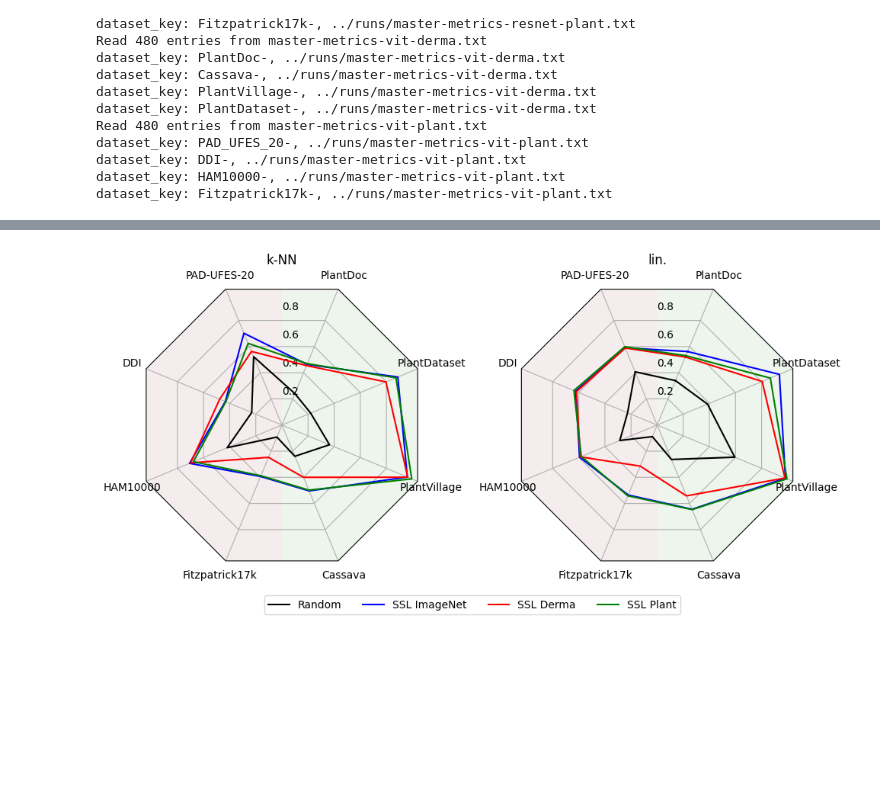
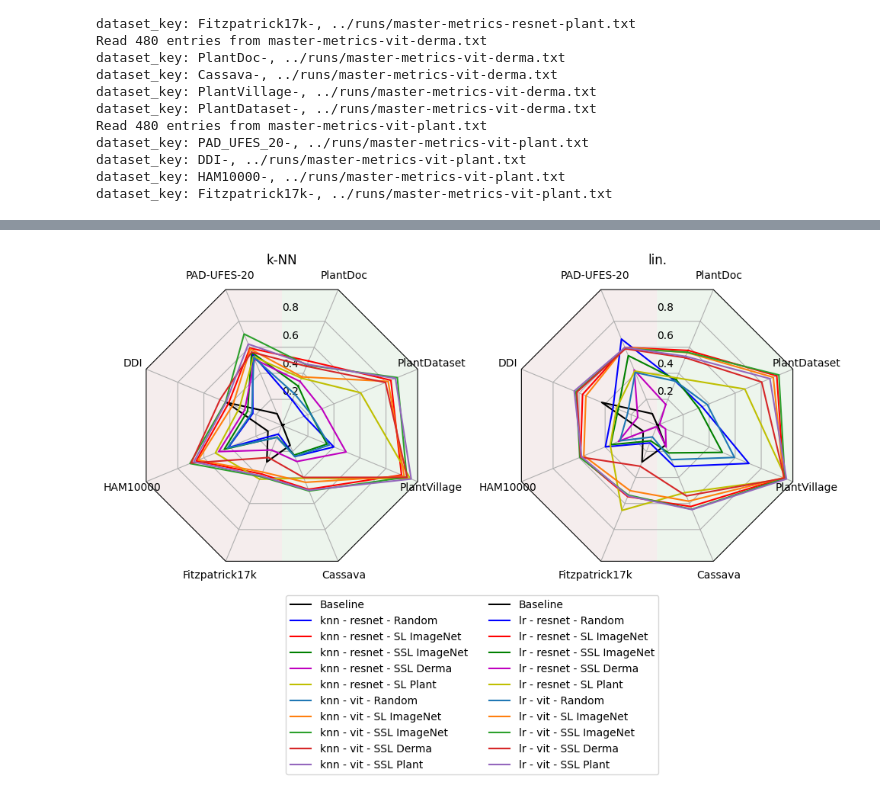
Before and after one commit to AlexanderPeter/thesis, a Jupyter notebook: code/23_plot_spider.ipynb, the cells around one changed output, grey strips where cells are left out. Drawn from its saved outputs; the diff is of its cells as text; code cells hidden in the pictures; blank space fills up the shorter version.

Commit message:
clean up plotting notebooks

```diff
--- a/code/23_plot_spider.ipynb
+++ b/code/23_plot_spider.ipynb
@@ -423,8 +328,16 @@ dtype: float64
 # %%
-title = f"Resnet50"
-df_plot_l = df_plot_2
-df_plot_r = df_plot_4
-
-title = f"ViT"
-df_plot_l = df_plot_3
-df_plot_r = df_plot_5
+title = f"Resnet50 and ViT"
+df_plot_l = pd.concat(
+    [
+        df_plot_1,
+        df_plot_2,
+        df_plot_3,
+    ]
+)
+df_plot_r = pd.concat(
+    [
+        df_plot_1,
+        df_plot_4,
+        df_plot_5,
+    ]
+)
@@ -443,8 +344,7 @@ df_plot_r = df_plot_5
 # %%
-
 colors = ["black", "b", "r", "g", "m", "y"]
 
-number_of_categories = len(df_plot.columns)
+number_of_categories = len(df_plot_l.columns)
 rotation_offset = np.pi / 2 - np.pi / number_of_categories
 theta = radar_factory(
     number_of_categories, frame="polygon", rotation_offset=rotation_offset
@@ -476,34 +376,35 @@ ax.axvspan(
 )  # green
 
 ax = axes.flat[1]
 for i, (index, row) in enumerate(df_plot_r.iterrows()):
     color = colors[i] if i < len(colors) else None
     ax.set_theta_offset(rotation_offset)
     ax.plot(theta, row.values, color=color, label=index)
     # ax.fill(theta, row.values, facecolor=color, alpha=0.15) # , label="_nolegend_"
 
 ax.set_rgrids([0.2, 0.4, 0.6, 0.8])
 ax.set_title("lin.")
 ax.set_varlabels(df_plot_r.columns)
 # ax.legend(df_plot_r.index.values, loc=(0.9, 0.95), labelspacing=0.1, fontsize="small")
 north = np.pi / 2 - rotation_offset
 ax.axvspan(north, np.pi + north, facecolor=(0.95, 0.9, 0.9), alpha=0.7)  # red
 ax.axvspan(
     np.pi + north, 2 * np.pi + north, facecolor=(0.9, 0.95, 0.9), alpha=0.7
 )  # green
 
 lines_labels = [fig.axes[0].get_legend_handles_labels()]
 lines, labels = [sum(lol, []) for lol in zip(*lines_labels)]
 fig.tight_layout()
 # fig.legend(lines, labels, loc='lower center', ncol=4)
 fig.legend(
-    lines, labels,
-    loc="upper center", bbox_to_anchor=(0.5, 0.05)
-    , ncol=5
+    # lines, labels,
+    loc="upper center",
+    bbox_to_anchor=(0.5, 0.05),
+    ncol=2,
 )
 
 # plt.legend(loc=(0.9, 0.8))
 postfix = title.lower().replace(" ", "_") + ".png"
 plt.savefig(f"../images/spider_{postfix}", bbox_inches="tight")
 # %% [output]
-[figure, old version]
+[figure, new version]
```
Also changed, not shown: parts of 17 cells of this notebook, 3 other files.
